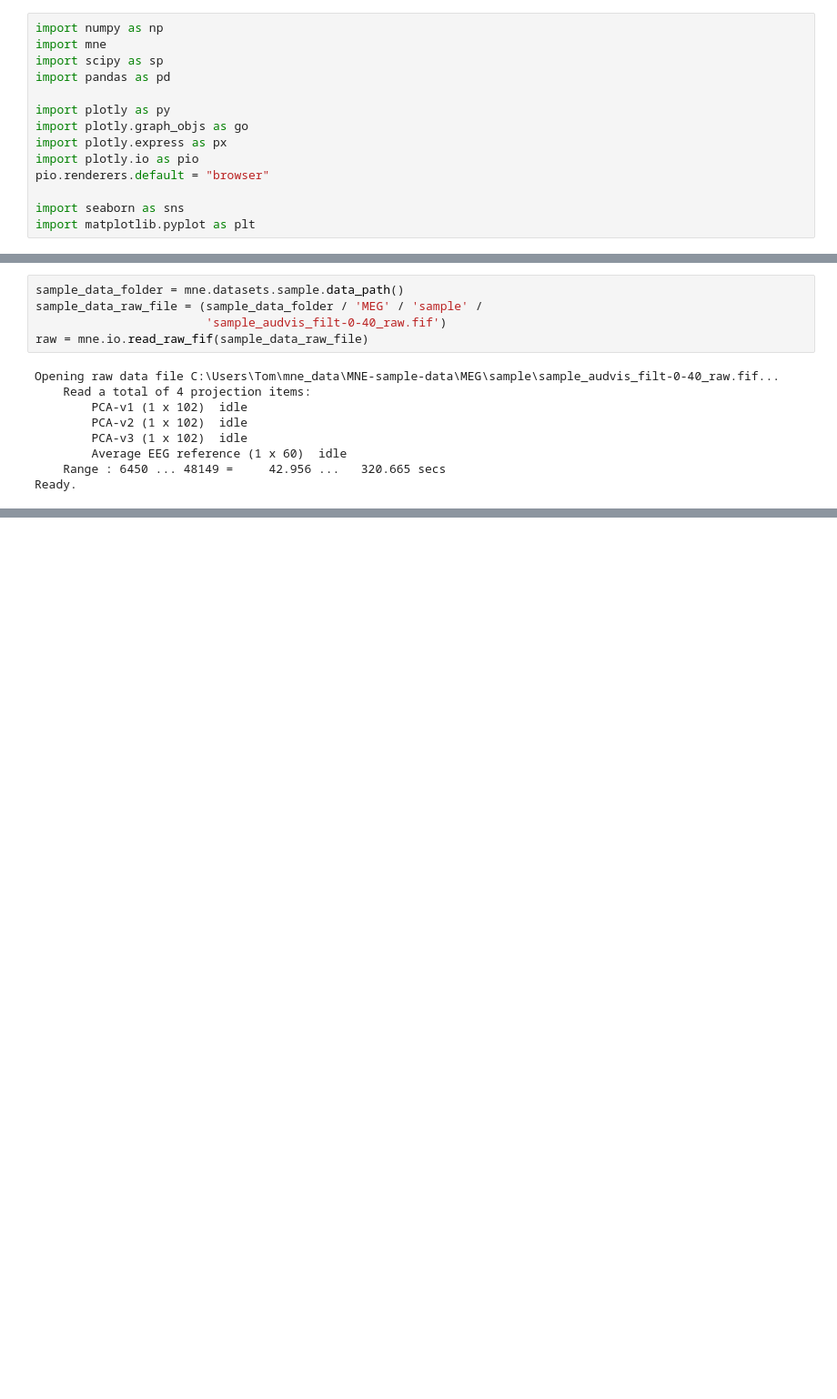
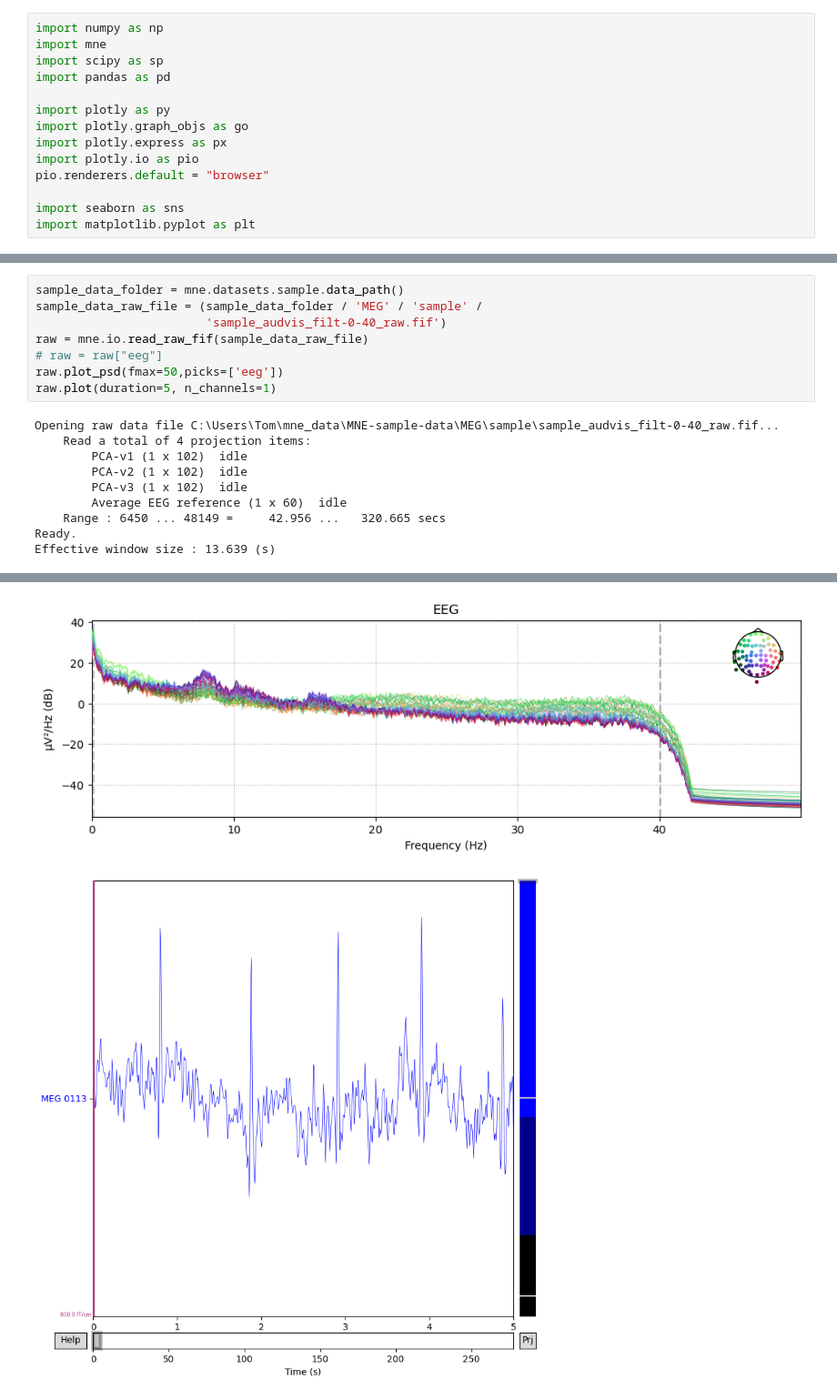
Before and after one commit to ChabCorp/LFP_IPMC, a Jupyter notebook: code/5_test_analyse.ipynb, the cells around one changed output, grey strips where cells are left out. Shown at 91% size. Drawn from its saved outputs; the diff is of its cells as text; blank space fills up the shorter version.

```diff
--- a/code/5_test_analyse.ipynb
+++ b/code/5_test_analyse.ipynb
@@ -22,6 +64,9 @@ sample_data_folder = mne.datasets.sample.data_path()
 sample_data_raw_file = (sample_data_folder / 'MEG' / 'sample' /
                         'sample_audvis_filt-0-40_raw.fif')
 raw = mne.io.read_raw_fif(sample_data_raw_file)
+# raw = raw["eeg"]
+raw.plot_psd(fmax=50,picks=['eeg'])
+raw.plot(duration=5, n_channels=1)
 # %% [output]
 Opening raw data file C:\Users\Tom\mne_data\MNE-sample-data\MEG\sample\sample_audvis_filt-0-40_raw.fif...
     Read a total of 4 projection items:
@@ -31,3 +76,4 @@ Opening raw data file C:\Users\Tom\mne_data\MNE-sample-data\MEG\sample\sample_au
         Average EEG reference (1 x 60)  idle
     Range : 6450 ... 48149 =     42.956 ...   320.665 secs
 Ready.
+Effective window size : 13.639 (s)
@@ -33,0 +83,2 @@ Ready.
+[figure, added]
+[figure, added]
```
Also changed, not shown: parts of 19 cells of this notebook.
